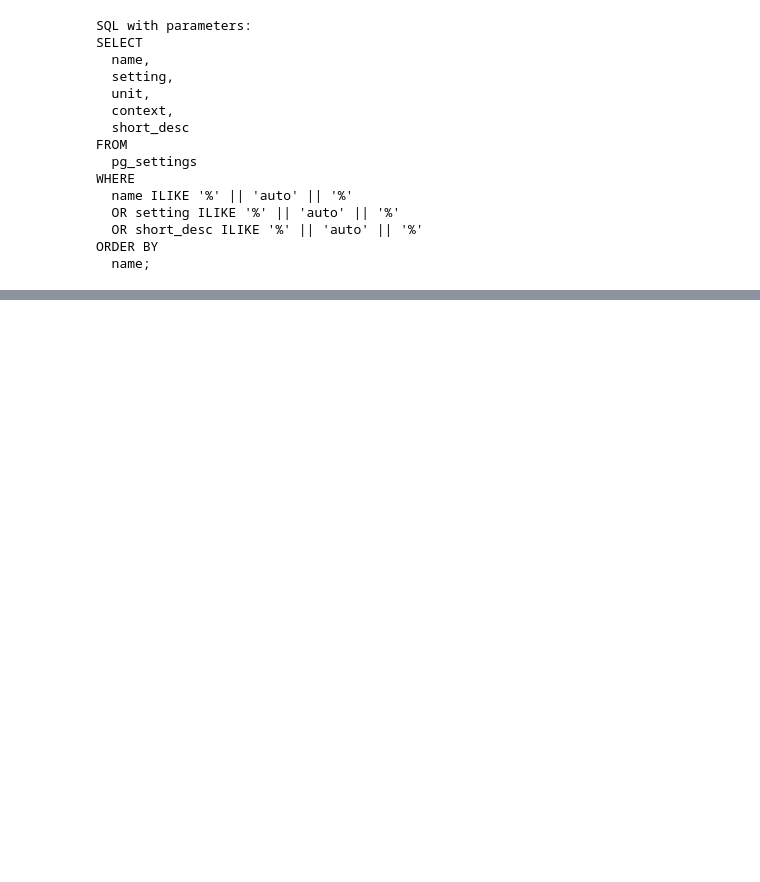
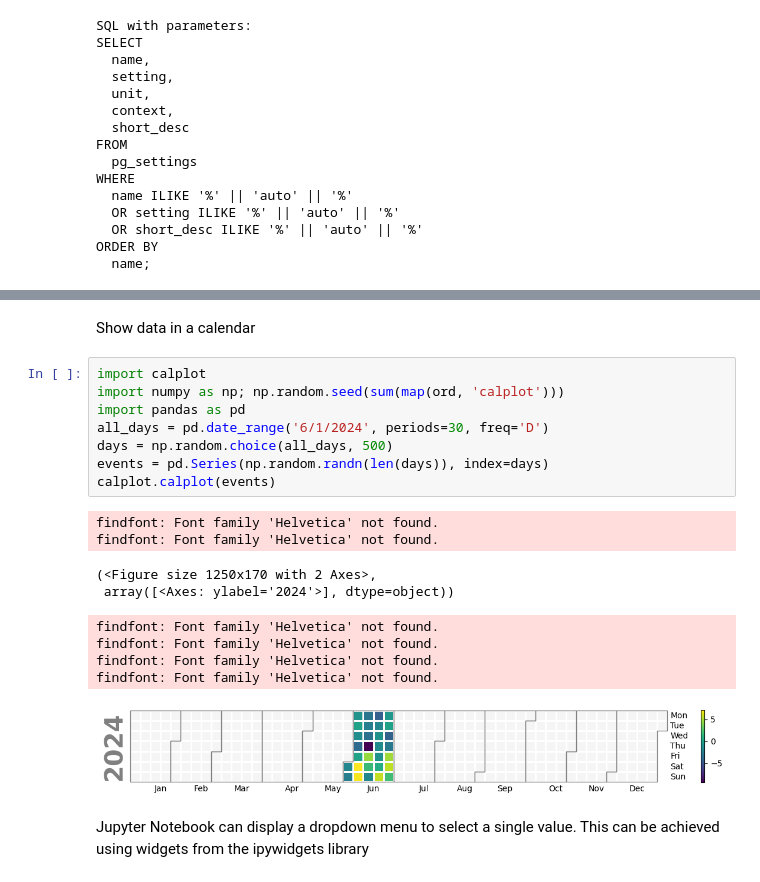
Before and after one commit to itaybraun/codespaces-jupyter, a Jupyter notebook: notebooks/test1.ipynb, the cells around one changed output, grey strips where cells are left out. Saved outputs shown, nothing was run; the diff lists cells and outputs as text; blank space fills up the shorter version.

```diff
--- a/notebooks/test1.ipynb
+++ b/notebooks/test1.ipynb
@@ -329,0 +362,22 @@ ORDER BY
+# %% [markdown]
+Show data in a calendar
+# %%
+import calplot
+import numpy as np; np.random.seed(sum(map(ord, 'calplot')))
+import pandas as pd
+all_days = pd.date_range('6/1/2024', periods=30, freq='D')
+days = np.random.choice(all_days, 500)
+events = pd.Series(np.random.randn(len(days)), index=days)
+calplot.calplot(events)
+# %% [output]
+findfont: Font family 'Helvetica' not found.
+findfont: Font family 'Helvetica' not found.
+(<Figure size 1250x170 with 2 Axes>,
+ array([<Axes: ylabel='2024'>], dtype=object))
+findfont: Font family 'Helvetica' not found.
+findfont: Font family 'Helvetica' not found.
+findfont: Font family 'Helvetica' not found.
+findfont: Font family 'Helvetica' not found.
+[figure, added]
+# %% [markdown]
+Jupyter Notebook can display a dropdown menu to select a single value. This can be achieved using widgets from the ipywidgets library
```
Also changed, not shown: parts of 8 cells of this notebook, 7 other files.
